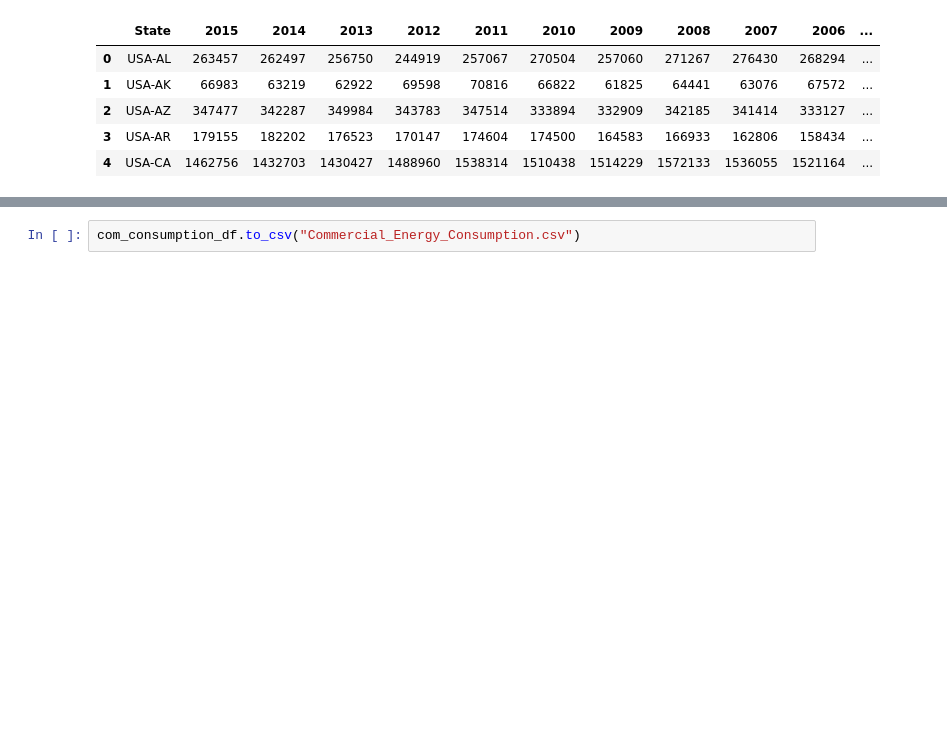
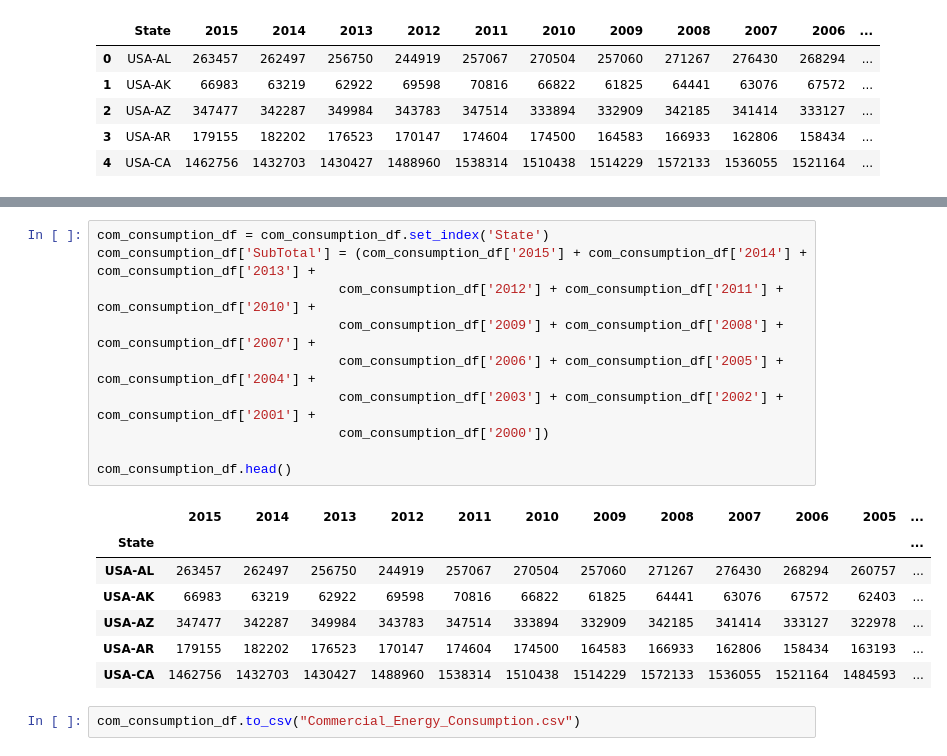
Before and after one commit to MabelDS89/Project-1, a Jupyter notebook: Commercial_Industrial_Energy_Consumption.ipynb, the cells around one changed output, grey strips where cells are left out. Drawn from its saved outputs; the diff is of its cells as text; blank space fills up the shorter version.

```diff
--- a/Commercial_Industrial_Energy_Consumption.ipynb
+++ b/Commercial_Industrial_Energy_Consumption.ipynb
@@ -155,3 +133,21 @@ com_consumption_df
+# %%
+com_consumption_df = com_consumption_df.set_index('State')
+com_consumption_df['SubTotal'] = (com_consumption_df['2015'] + com_consumption_df['2014'] + com_consumption_df['2013'] +
+                               com_consumption_df['2012'] + com_consumption_df['2011'] + com_consumption_df['2010'] +
+                               com_consumption_df['2009'] + com_consumption_df['2008'] + com_consumption_df['2007'] +
+                               com_consumption_df['2006'] + com_consumption_df['2005'] + com_consumption_df['2004'] +
+                               com_consumption_df['2003'] + com_consumption_df['2002'] + com_consumption_df['2001'] +
+                               com_consumption_df['2000'])
+
+com_consumption_df.head()
+# %% [output]
+|  | 2015 | 2014 | 2013 | 2012 | 2011 | 2010 | 2009 | 2008 | 2007 | 2006 | 2005 | ... |
+| State |  |  |  |  |  |  |  |  |  |  |  | ... |
+| USA-AL | 263457 | 262497 | 256750 | 244919 | 257067 | 270504 | 257060 | 271267 | 276430 | 268294 | 260757 | ... |
+| USA-AK | 66983 | 63219 | 62922 | 69598 | 70816 | 66822 | 61825 | 64441 | 63076 | 67572 | 62403 | ... |
+| USA-AZ | 347477 | 342287 | 349984 | 343783 | 347514 | 333894 | 332909 | 342185 | 341414 | 333127 | 322978 | ... |
+| USA-AR | 179155 | 182202 | 176523 | 170147 | 174604 | 174500 | 164583 | 166933 | 162806 | 158434 | 163193 | ... |
+| USA-CA | 1462756 | 1432703 | 1430427 | 1488960 | 1538314 | 1510438 | 1514229 | 1572133 | 1536055 | 1521164 | 1484593 | ... |
 # %%
 com_consumption_df.to_csv("Commercial_Energy_Consumption.csv")
 # %%
```
Also changed, not shown: parts of 5 cells of this notebook, 2 other files.
